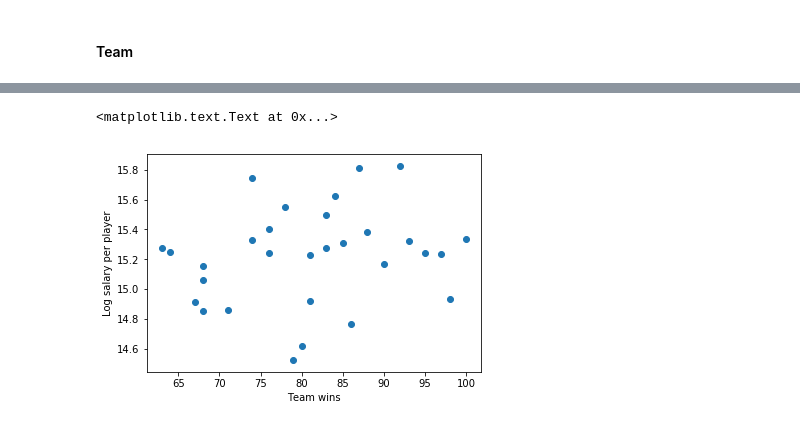
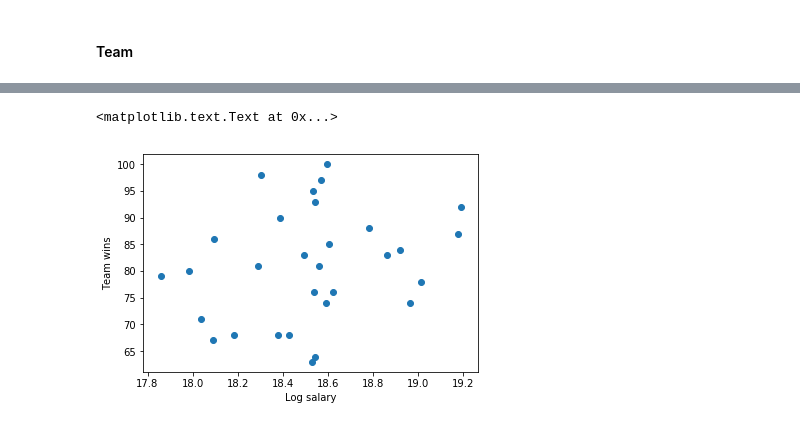
Before and after one commit to jnelson16/springboard-capstone, a Jupyter notebook: Data Story.ipynb, the cells around one changed output, grey strips where cells are left out. Drawn from its saved outputs; the diff is of its cells as text; code cells hidden in the pictures.

```diff
--- a/Data Story.ipynb
+++ b/Data Story.ipynb
@@ -584,4 +575,4 @@ team_salary = team.merge(salary)
 team_salary_2015 = team_salary[team_salary.year == 2015]
 # %%
 wins = team_salary_2015.groupby('team_id')['w'].median()
-salary_total = (team_salary_2015.groupby('team_id')['salary'].sum() / team_salary_2015.groupby('team_id').size())
+salary_total = (team_salary_2015.groupby('team_id')['salary'].sum())
@@ -588,9 +584,9 @@ salary_total = (team_salary_2015.groupby('team_id')['salary'].sum() / team_salar
 # %%
-plt.scatter(wins, np.log(salary_total))
-plt.xlabel("Team wins")
-plt.ylabel("Log salary per player")
+plt.scatter(np.log(salary_total), wins)
+plt.ylabel("Team wins")
+plt.xlabel("Log salary")
 # %% [output]
 <matplotlib.text.Text at 0x...>
-[figure, old version]
+[figure, new version]
 # %%
 team_salary_2015.groupby('team_id').size().plot(kind='hist', bins=8)
```
Also changed, not shown: parts of 7 cells of this notebook.
